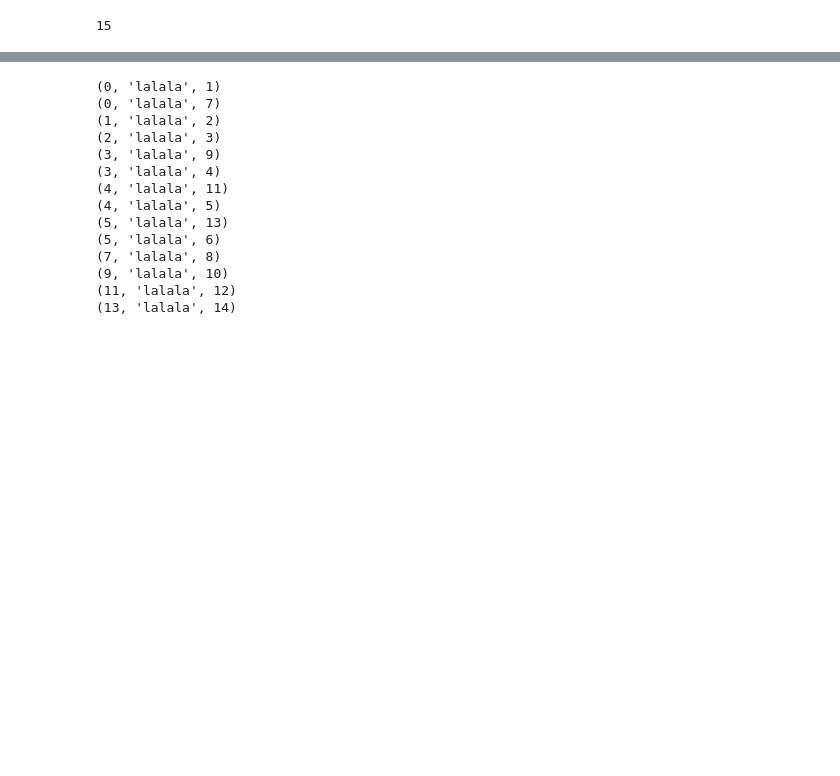
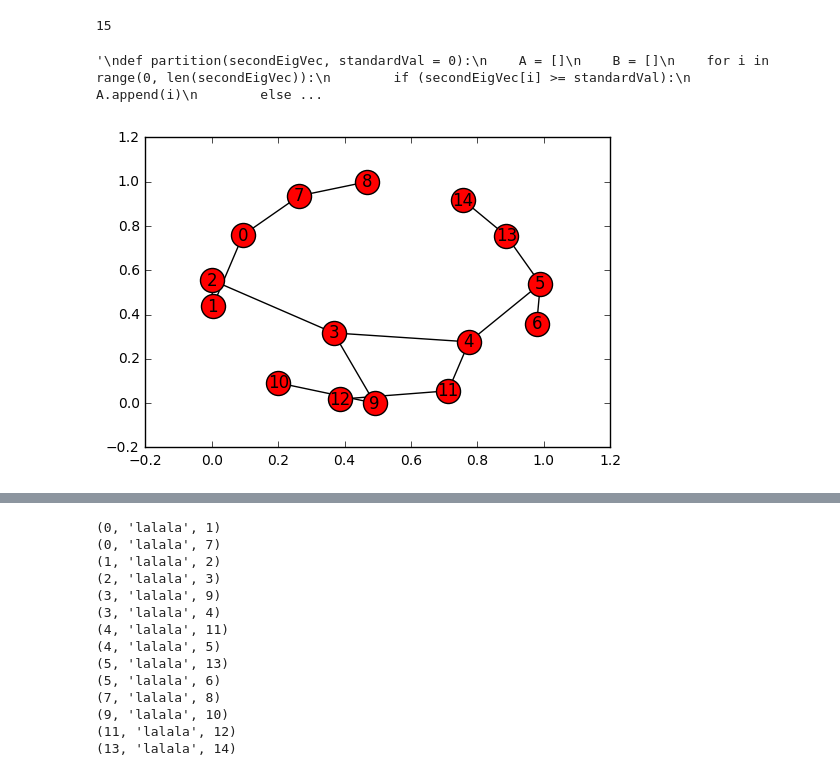
Before and after one commit to KMNitesh/rtg-networks, a Jupyter notebook: Class Graph.ipynb, the cells around one changed output, grey strips where cells are left out. Saved outputs shown, nothing was run; the diff lists cells and outputs as text; code cells hidden in the pictures; blank space fills up the shorter version.

```diff
--- a/Class Graph.ipynb
+++ b/Class Graph.ipynb
@@ -58,6 +43,7 @@ len(vec)
 # %% [output]
 15
 # %%
+"""
 def partition(secondEigVec, standardVal = 0):
     A = []
     B = []
@@ -67,5 +53,12 @@ def partition(secondEigVec, standardVal = 0):
         else:
             B.append(i)
     return (A,B)
+"""
+# %% [output]
+'\ndef partition(secondEigVec, standardVal = 0):\n    A = []\n    B = []\n    for i in range(0, len(secondEigVec)):\n        if (secondEigVec[i] >= standardVal):\n            A.append(i)\n        else ...
 # %%
-(A, C) = partition(vec, 0)
+(A, C) = g2.partition()
+g2.draw_graphWithLabel()
+plt.show()
+# %% [output]
+[figure, added]
```
Also changed, not shown: parts of 11 cells of this notebook.
